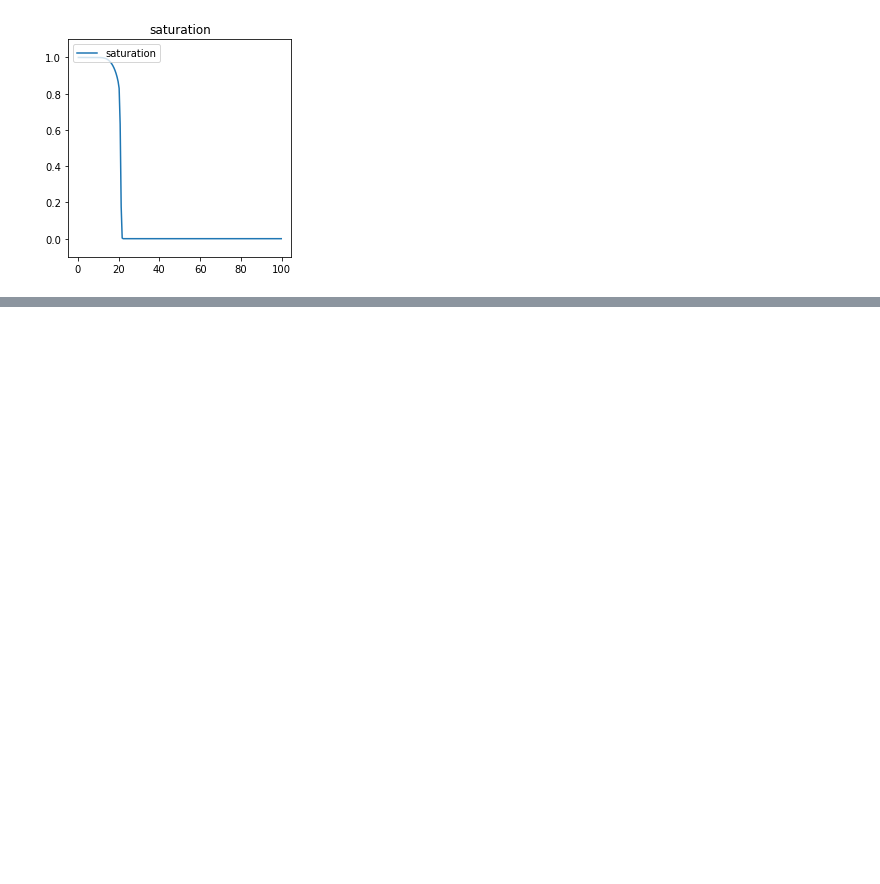
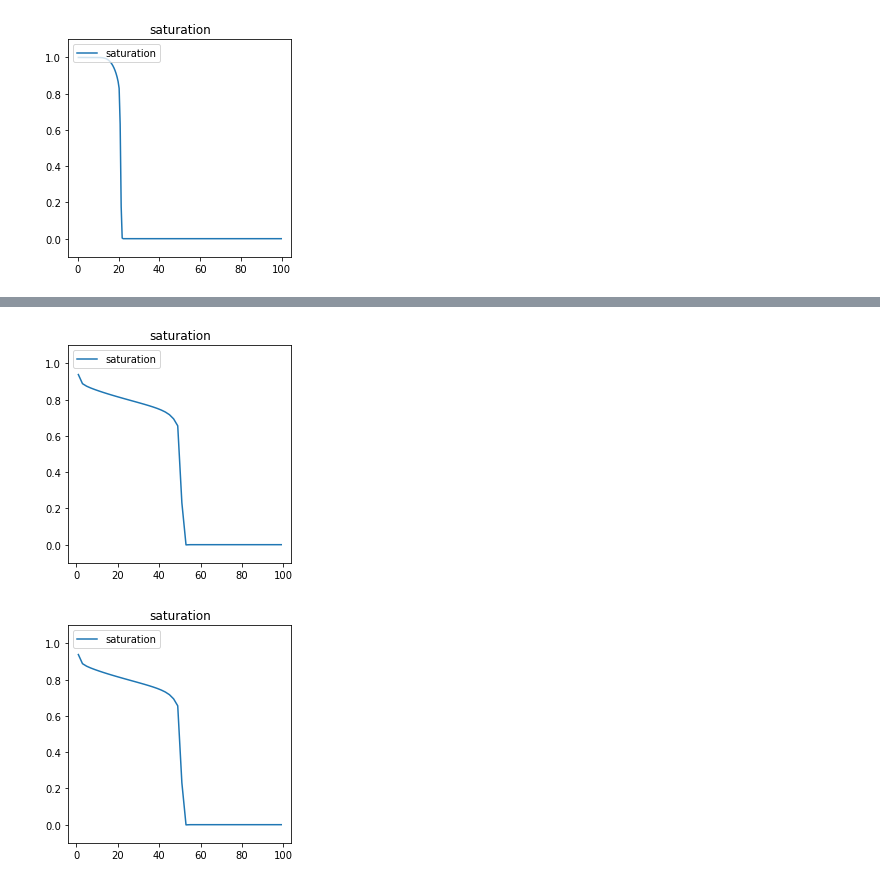
Before and after one commit to simulkade/peteng, a Jupyter notebook: python/BL_1D_fipy_incorrect.ipynb, the cells around one changed output, grey strips where cells are left out. Cells and saved outputs as stored; diff of their text form; code cells hidden in the pictures; blank space fills up the shorter version.

```diff
--- a/python/BL_1D_fipy_incorrect.ipynb
+++ b/python/BL_1D_fipy_incorrect.ipynb
@@ -41,0 +114,11 @@ viewer.plot()
+# %%
+# create the grid
+mesh = Grid1D(dx = L/nx, nx = nx)
+x = mesh.cellCenters
+
+# create the cell variables and boundary conditions
+sw = CellVariable(mesh=mesh, name="saturation", hasOld=True, value = 0.)
+# sw.setValue(1,where = x<=dx)
+sw.constrain(1-sor,mesh.facesLeft)
+#sw.constrain(0., mesh.facesRight)
+sw.faceGrad.constrain([0], mesh.facesRight)
@@ -41,0 +129,22 @@ viewer.plot()
+# %%
+
+eq = TransientTerm(coeff=1) + ConvectionTerm(coeff = u
+*dfw(sw.faceValue)*[[1.0]]) + u*(fw(sw.faceValue)-dfw(sw.faceValue)*sw.faceValue).divergence == 0
+
+sw.constrain(1.,mesh.facesLeft)
+#sw.constrain(0., mesh.facesRight)
+sw.faceGrad.constrain([0], mesh.facesRight)
+
+steps = 200
+viewer = Viewer(vars = sw, datamax=1.1, datamin=-0.1)
+for step in range(steps):
+    sw.updateOld()
+    swres = 1.0e6
+    while swres > 1e-5:
+        swres = eq.sweep(dt = dt, var = sw)
+        print(swres)
+
+viewer.plot()
+# %% [output]
+[figure, added]
+[figure, added]
```
Also changed, not shown: parts of 6 cells of this notebook, 1 other file.
